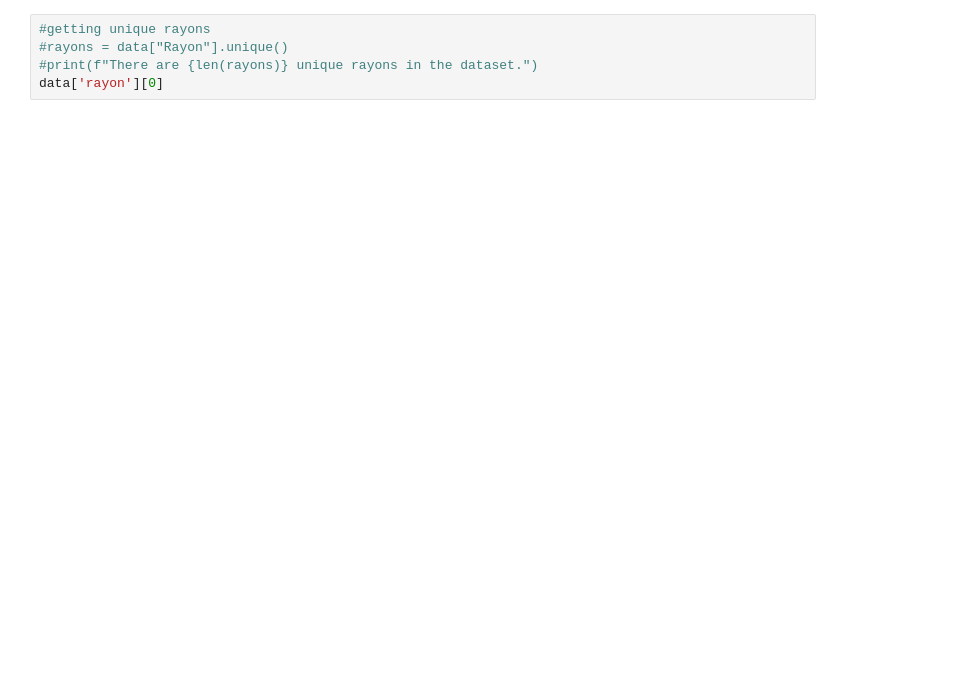
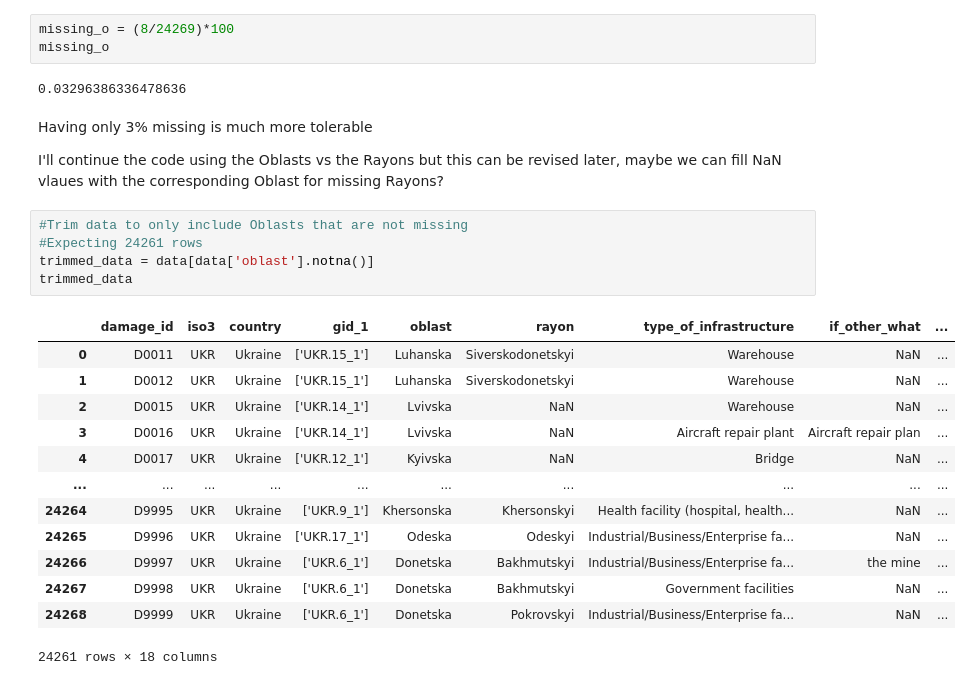
Before and after one commit to eglhannah/understanding_uncertainty_ukraine_project, a Jupyter notebook: MarkovChain.ipynb, the cells around one changed output. Cells and saved outputs as stored; diff of their text form; blank space fills up the shorter version.

```diff
--- a/MarkovChain.ipynb
+++ b/MarkovChain.ipynb
@@ -39,5 +79,28 @@ a,b
+# %%
+missing_o = (8/24269)*100
+missing_o
+# %% [output]
+0.03296386336478636
+# %% [markdown]
+Having only 3% missing is much more tolerable
+
+I'll continue the code using the Oblasts vs the Rayons but this can be revised later, maybe we can fill NaN vlaues with the corresponding Oblast for missing Rayons?
 # %%
-#getting unique rayons
-#rayons = data["Rayon"].unique()
-#print(f"There are {len(rayons)} unique rayons in the dataset.")
-data['rayon'][0]
+#Trim data to only include Oblasts that are not missing
+#Expecting 24261 rows
+trimmed_data = data[data['oblast'].notna()]
+trimmed_data
+# %% [output]
+|  | damage_id | iso3 | country | gid_1 | oblast | rayon | type_of_infrastructure | if_other_what | ... |
+| 0 | D0011 | UKR | Ukraine | ['UKR.15_1'] | Luhanska | Siverskodonetskyi | Warehouse | NaN | ... |
+| 1 | D0012 | UKR | Ukraine | ['UKR.15_1'] | Luhanska | Siverskodonetskyi | Warehouse | NaN | ... |
+| 2 | D0015 | UKR | Ukraine | ['UKR.14_1'] | Lvivska | NaN | Warehouse | NaN | ... |
+| 3 | D0016 | UKR | Ukraine | ['UKR.14_1'] | Lvivska | NaN | Aircraft repair plant | Aircraft repair plan | ... |
+| 4 | D0017 | UKR | Ukraine | ['UKR.12_1'] | Kyivska | NaN | Bridge | NaN | ... |
+| ... | ... | ... | ... | ... | ... | ... | ... | ... | ... |
+| 24264 | D9995 | UKR | Ukraine | ['UKR.9_1'] | Khersonska | Khersonskyi | Health facility (hospital, health... | NaN | ... |
+| 24265 | D9996 | UKR | Ukraine | ['UKR.17_1'] | Odeska | Odeskyi | Industrial/Business/Enterprise fa... | NaN | ... |
+| 24266 | D9997 | UKR | Ukraine | ['UKR.6_1'] | Donetska | Bakhmutskyi | Industrial/Business/Enterprise fa... | the mine | ... |
+| 24267 | D9998 | UKR | Ukraine | ['UKR.6_1'] | Donetska | Bakhmutskyi | Government facilities | NaN | ... |
+| 24268 | D9999 | UKR | Ukraine | ['UKR.6_1'] | Donetska | Pokrovskyi | Industrial/Business/Enterprise fa... | NaN | ... |
+24261 rows × 18 columns
```
Also changed, not shown: parts of 15 cells of this notebook, 1 other file.
